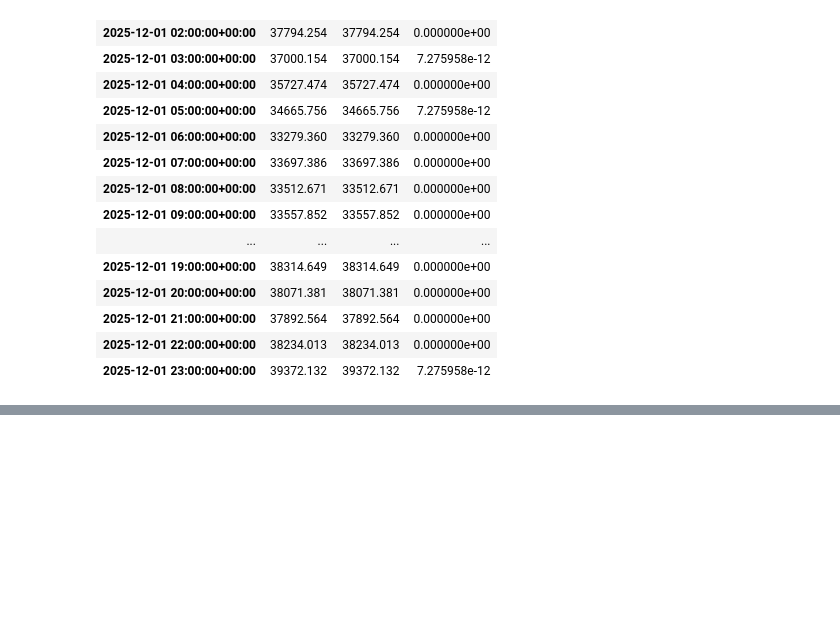
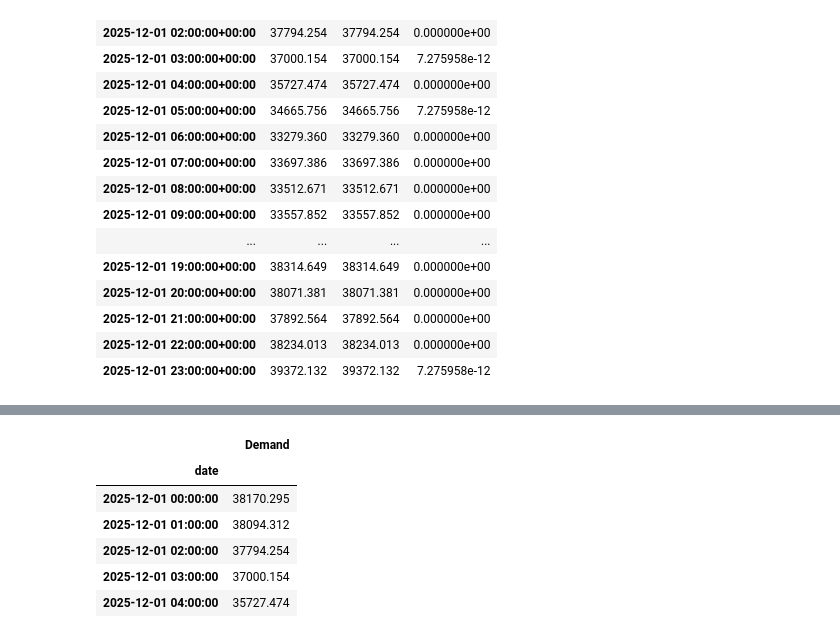
Before and after one commit to maxwellgriffith345/LoadForecast, a Jupyter notebook: notebooks/Prod.ipynb, the cells around one changed output, grey strips where cells are left out. Drawn from its saved outputs; the diff is of its cells as text; code cells hidden in the pictures; blank space fills up the shorter version.

```diff
--- a/notebooks/Prod.ipynb
+++ b/notebooks/Prod.ipynb
@@ -473,3 +482,8 @@ comparison
 | 2025-12-01 21:00:00+00:00 | 37892.564 | 37892.564 | 0.000000e+00 |
 | 2025-12-01 22:00:00+00:00 | 38234.013 | 38234.013 | 0.000000e+00 |
 | 2025-12-01 23:00:00+00:00 | 39372.132 | 39372.132 | 7.275958e-12 |
+# %%
+load_df = fetch_load(load_client,
+                     start = datetime(2025, 12, 1),
+                     end = datetime(2025, 12, 2),
+                     )
@@ -475,0 +496,12 @@ comparison
+# %%
+cleanload_df = clean_load(load_df)
+# %%
+cleanload_df.head()
+# %% [output]
+|  | Demand |
+| date |  |
+| 2025-12-01 00:00:00 | 38170.295 |
+| 2025-12-01 01:00:00 | 38094.312 |
+| 2025-12-01 02:00:00 | 37794.254 |
+| 2025-12-01 03:00:00 | 37000.154 |
+| 2025-12-01 04:00:00 | 35727.474 |
```
Also changed, not shown: parts of 10 cells of this notebook, 3 other files.
